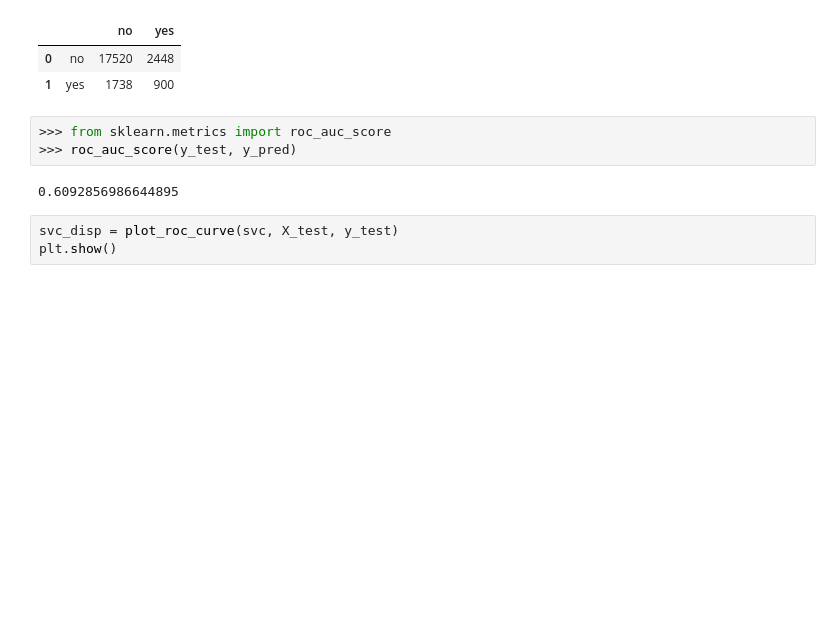
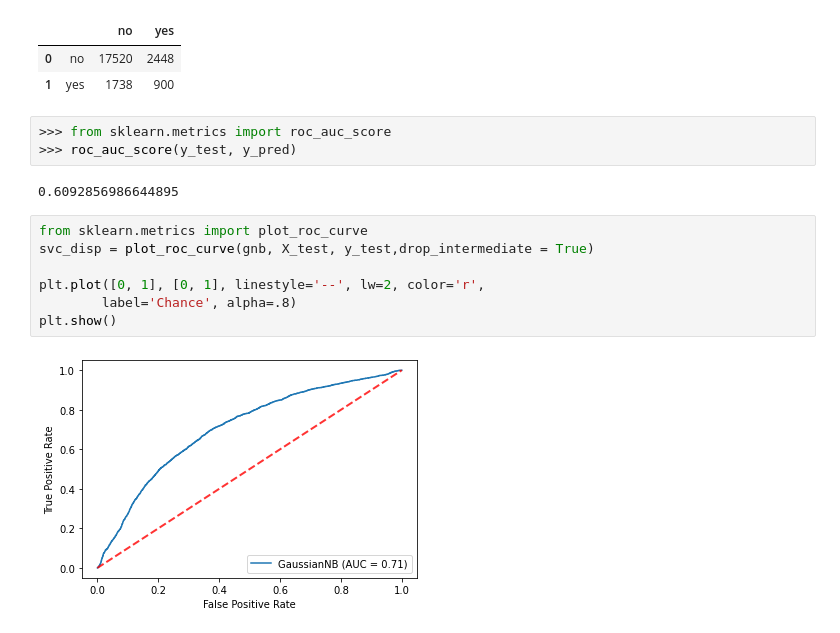
Before and after one commit to hieuvu99/ITEC4230_Project, a Jupyter notebook: Code.ipynb, the cells around one changed output. Drawn from its saved outputs; the diff is of its cells as text; blank space fills up the shorter version.

```diff
--- a/Code.ipynb
+++ b/Code.ipynb
@@ -810,6 +810,12 @@ disp
 >>> roc_auc_score(y_test, y_pred)
 # %% [output]
 0.6092856986644895
-# %%
-svc_disp = plot_roc_curve(svc, X_test, y_test)
-plt.show()
+# %%
+from sklearn.metrics import plot_roc_curve
+svc_disp = plot_roc_curve(gnb, X_test, y_test,drop_intermediate = True)
+
+plt.plot([0, 1], [0, 1], linestyle='--', lw=2, color='r',
+        label='Chance', alpha=.8)
+plt.show()
+# %% [output]
+[figure, added]
```
Also changed, not shown: parts of 1 cell of this notebook.
